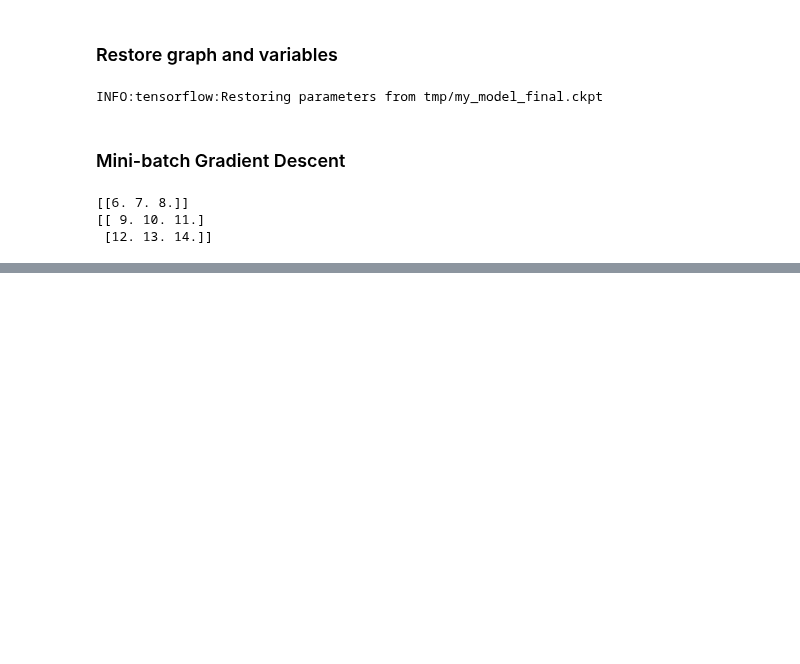
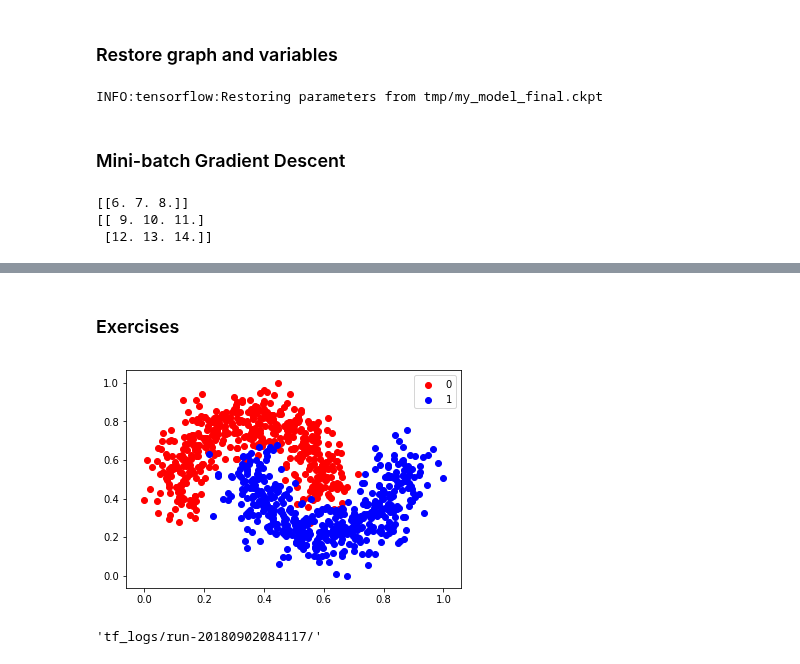
Before and after one commit to Okbps/handson-ml, a Jupyter notebook: jupyter/09-run-tensorflow.ipynb, the cells around one changed output, grey strips where cells are left out. Drawn from its saved outputs; the diff is of its cells as text; code cells hidden in the pictures; blank space fills up the shorter version.

Commit message:
chapter 09 exercises

```diff
--- a/jupyter/09-run-tensorflow.ipynb
+++ b/jupyter/09-run-tensorflow.ipynb
@@ -190,0 +298,2 @@ with tf.Session() as sess:
+# %% [markdown]
+### Exercises
@@ -190,0 +336,23 @@ with tf.Session() as sess:
+# %%
+m = 1000
+n = 2
+
+X_full, y_full = make_moons(n_samples=m, noise = 0.2, random_state=42)
+
+scaler = MinMaxScaler()
+X_full = scaler.fit_transform(X_full)
+
+X_full = np.c_[X_full, np.ones(shape=(m))]
+y_full = y_full.reshape(-1, 1)
+y_full_oh = y_to_prob(y_full[:, 0])
+
+plt.scatter(X_full[y_full[:, 0]==0][:, 0], X_full[y_full[:, 0]==0][:, 1], c='r', label='0')
+plt.scatter(X_full[y_full[:, 0]==1][:, 0], X_full[y_full[:, 0]==1][:, 1], c='b', label='1')
+plt.legend(loc='best')
+plt.show()
+# %% [output]
+[figure, added]
+# %%
+logdir
+# %% [output]
+'tf_logs/run-20180902084117/'
```
Also changed, not shown: parts of 11 cells of this notebook, 1 other file.
